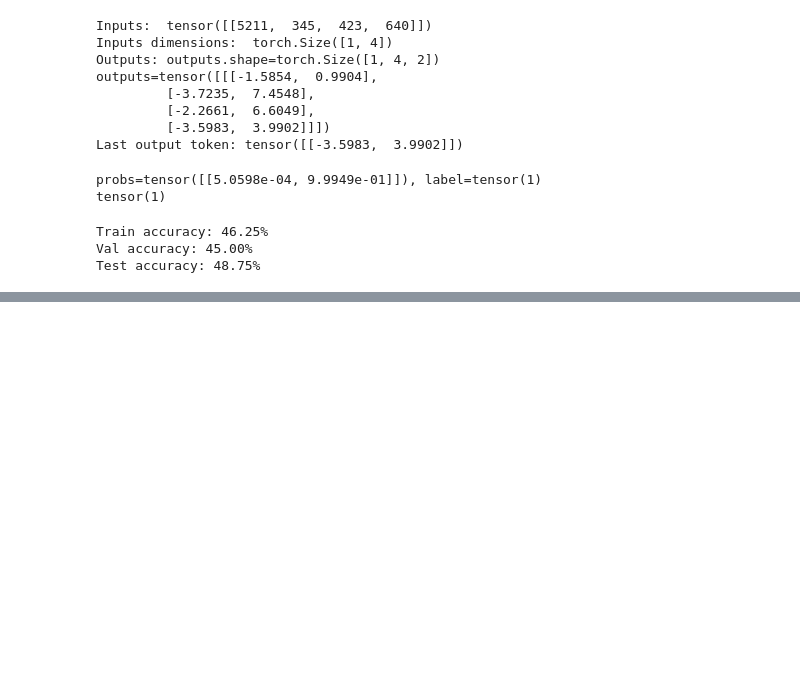
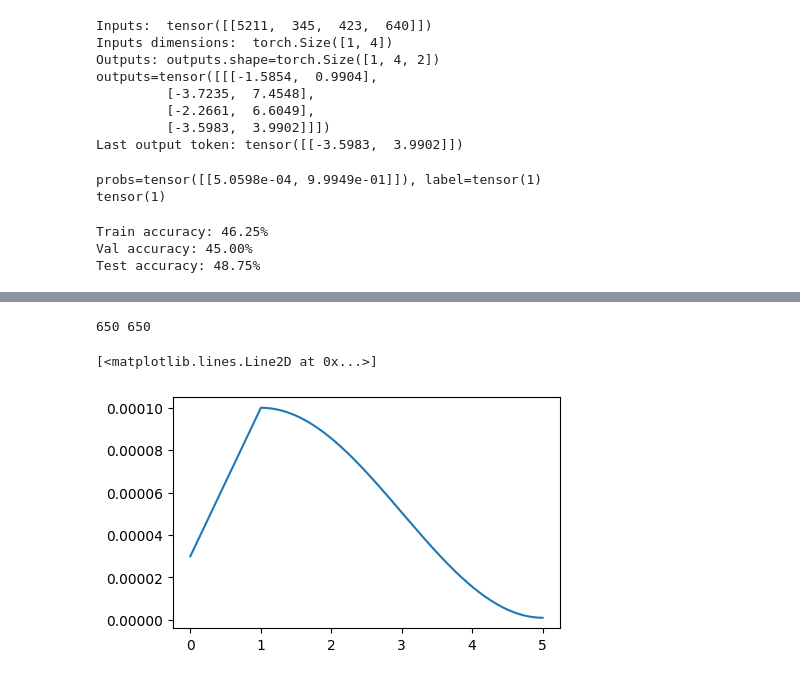
Before and after one commit to s-reaungamornrat/llm_from_scratch, a Jupyter notebook: CH6/TextClassificationFinetuning.ipynb, the cells around one changed output, grey strips where cells are left out. Saved outputs shown, nothing was run; the diff lists cells and outputs as text; code cells hidden in the pictures; blank space fills up the shorter version.

```diff
--- a/CH6/TextClassificationFinetuning.ipynb
+++ b/CH6/TextClassificationFinetuning.ipynb
@@ -295,2 +297,19 @@ Training loss: 3.211
 Validation loss: 2.583
 Test loss: 2.322
+# %%
+torch.manual_seed(123)
+layer_decay=0.75
+weight_decay=0.075
+lr=1e-4
+
+num_layers=model.get_num_layers()
+print(f"Number of layers {num_layers}")
+assigner=None
+if layer_decay<1.:
+    assigner=LayerDecayValueAssigner(values=[layer_decay**(num_layers+1-i) for i in range(num_layers+2)])
+if assigner is not None: print(f"Assigned values: {assigner.values}")
+skip_weight_decay_list=model.no_weight_decay()
+print(f"{skip_weight_decay_list=}")
+optimizer=create_optimizer(model=model, weight_decay=weight_decay, lr=lr, get_num_layer=assigner.get_layer_id if assigner is not None else None,
+                           get_layer_scale=assigner.get_scale if assigner is not None else None,
+                           filter_bias_and_bn=True, skip_list=skip_weight_decay_list)
@@ -296,0 +334,12 @@ Test loss: 2.322
+# %%
+start_time=time.time()
+
+num_epochs=5
+total_steps=len(train_loader)*num_epochs
+train_losses, val_losses, train_accs, val_accs, example_seens, track_lrs=train_classifier(model, train_loader, val_loader, optimizer,
+                                                                               device, num_epochs=num_epochs, eval_freq=50, eval_iter=5,
+                                                                               warmup_steps=int(0.2*total_steps),
+                                                                               initial_lr=3e-5, min_lr=1e-6)
+end_time=time.time()
+execution_time_minutes=(end_time-start_time)/60
+print(f"Training completed in {execution_time_minutes:.2f} minutes")
@@ -297 +366,10 @@ Test loss: 2.322
+# %%
+print(len(track_lrs), len(train_loader)*num_epochs)
+epochs_tensor=torch.linspace(0, num_epochs, len(track_lrs))
+fig, ax=plt.subplots(figsize=(5,3))
+ax.plot(epochs_tensor, track_lrs)
+# %% [output]
+650 650
+[<matplotlib.lines.Line2D at 0x...>]
+[figure, added]
 # %%
```
Also changed, not shown: parts of 10 cells of this notebook, 4 other files.
